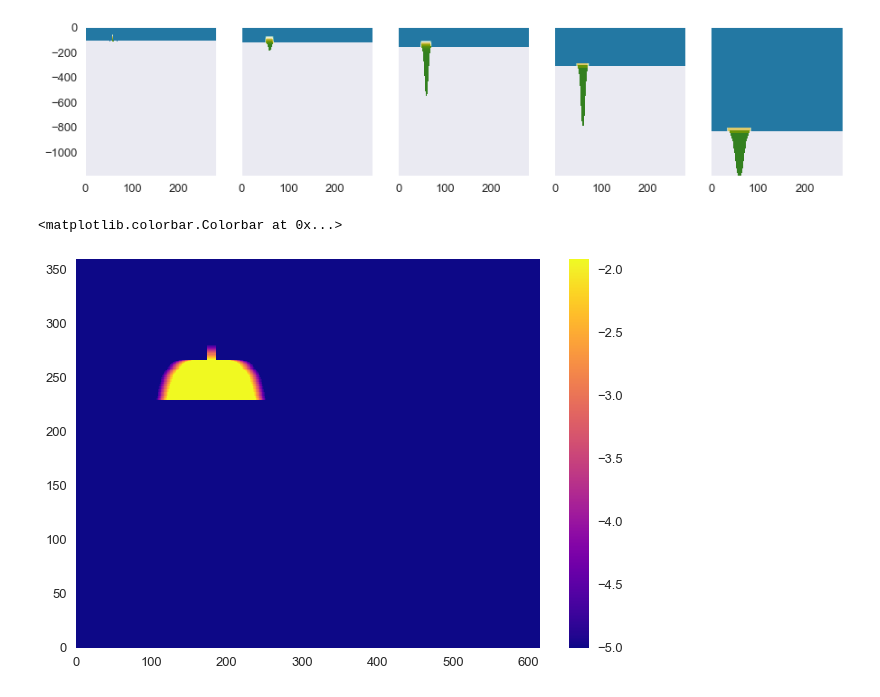
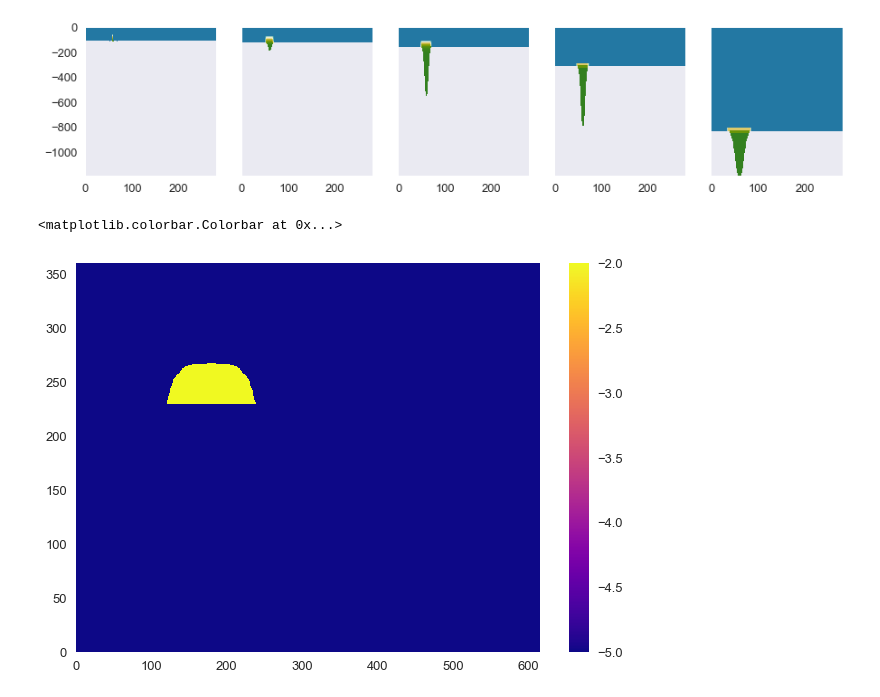
Before and after one commit to UBC-MOAD/buildcanyon, a Jupyter notebook: Stratification/GenerateDiffKrFile_smoothStep.ipynb, the cells around one changed output. Drawn from its saved outputs; the diff is of its cells as text; code cells hidden in the pictures.

```diff
--- a/Stratification/GenerateDiffKrFile_smoothStep.ipynb
+++ b/Stratification/GenerateDiffKrFile_smoothStep.ipynb
@@ -556,19 +579,35 @@ filename17 = "%dx%dx%d/KrDiff_e05_exact1p2E2_%dzlev_%dx%d_Quad.bin" %(nx,ny,nz,n
 fileobj = open(filename17,mode='wb')
 kv_final_e5exact1p2E2.astype(dt).tofile(fileobj,"")
 fileobj.close()
+# %%
+dt = np.dtype('>f8')  # float 64 big endian
+filename18 = "%dx%dx%d/KrDiff_e05_exact2p5E3_%dzlev_%dx%d_Quad.bin" %(nx,ny,nz,nz,nx,ny)
+fileobj = open(filename18,mode='wb')
+kv_final_e5exact2p5E3.astype(dt).tofile(fileobj,"")
+fileobj.close()
+
+filename19 = "%dx%dx%d/KrDiff_e05_exact5E4_%dzlev_%dx%d_Quad.bin" %(nx,ny,nz,nz,nx,ny)
+fileobj = open(filename19,mode='wb')
+kv_final_e5exact5E4.astype(dt).tofile(fileobj,"")
+fileobj.close()
+
+filename20 = "%dx%dx%d/KrDiff_e05_exact_nosmooth_%dzlev_%dx%d_Quad.bin" %(nx,ny,nz,nz,nx,ny)
+fileobj = open(filename20,mode='wb')
+kv_final_e5exact_nosmooth.astype(dt).tofile(fileobj,"")
+fileobj.close()
 # %%
 # Check that the values of the file are in the right order
 
 dt = np.dtype('>f8')  # float 64 big endian
 
-fileNAME = filename17
+fileNAME = filename20
 kv=np.fromfile(fileNAME, dt)
 
 Kv=np.reshape(kv,(nz,ny,nx),order='C')
 np.shape(Kv)
 
 plt.pcolor(np.log10(Kv[29,:,:]), cmap='plasma')
 plt.colorbar()
 # %% [output]
 <matplotlib.colorbar.Colorbar at 0x...>
-[figure, old version]
+[figure, new version]
```
Also changed, not shown: parts of 11 cells of this notebook, 2 other files.
